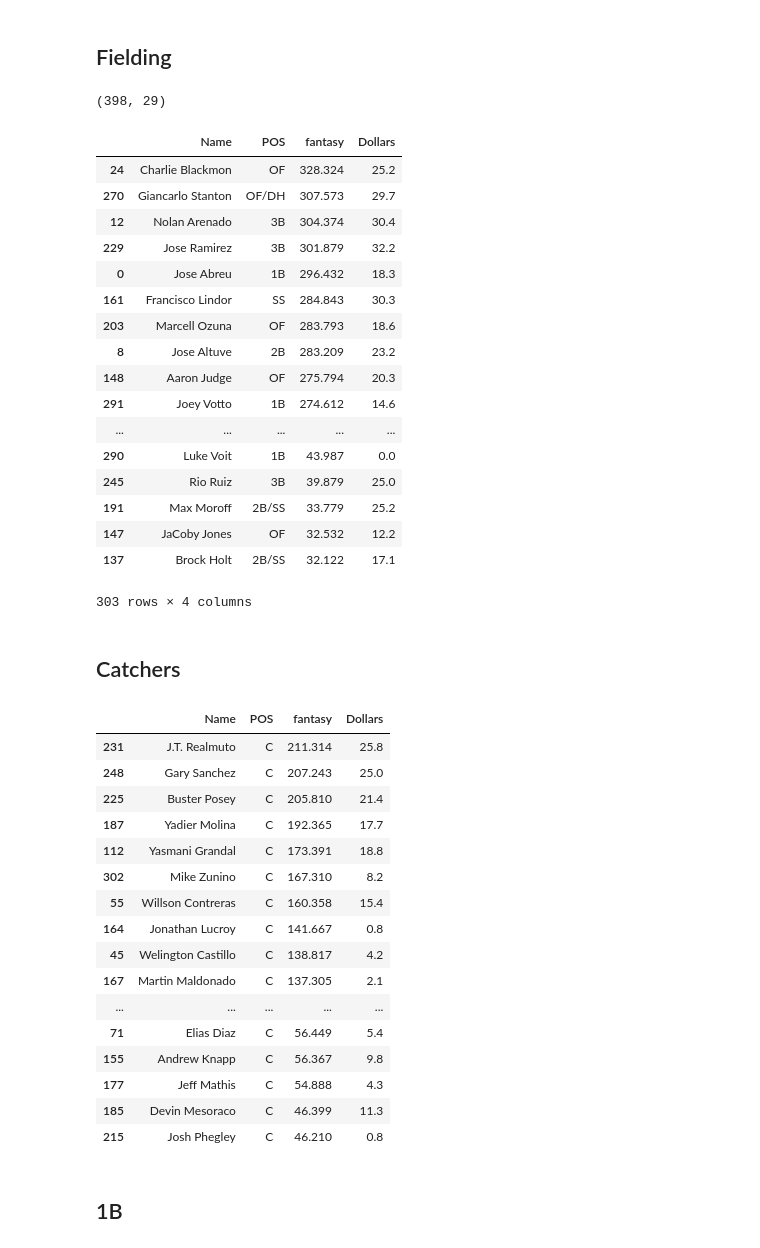
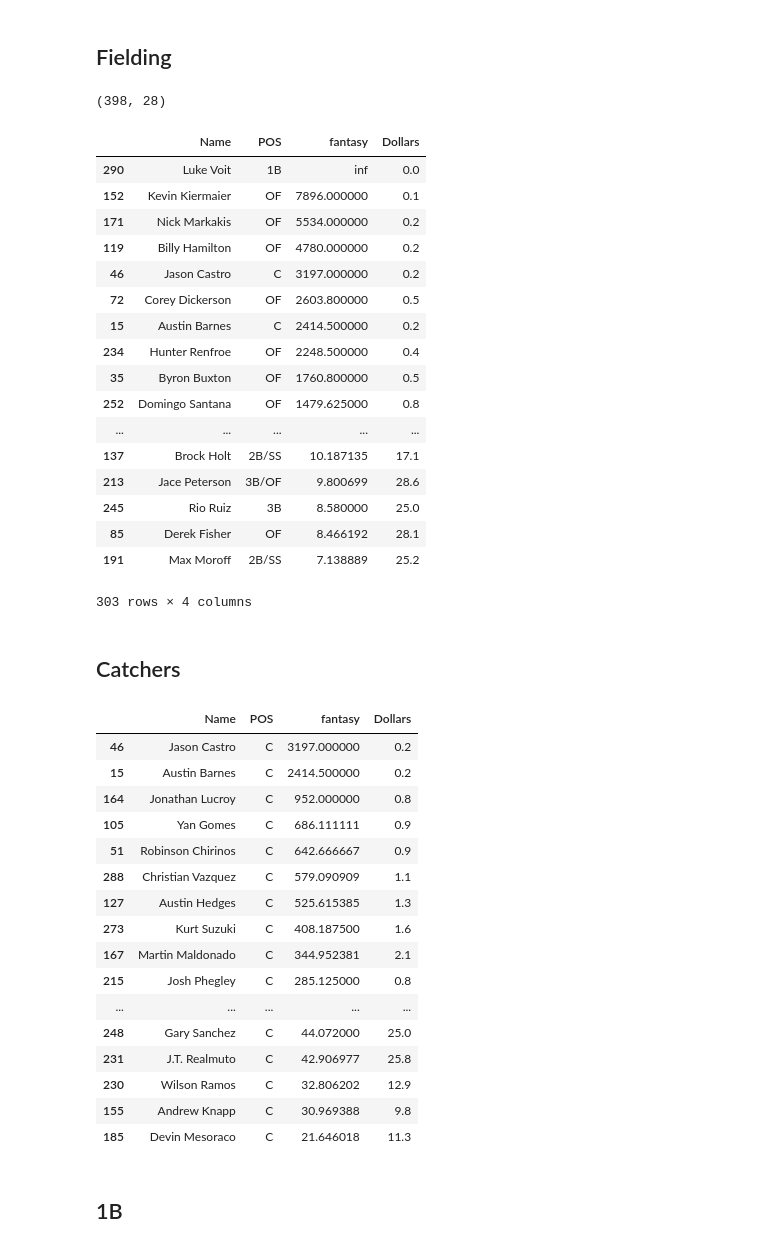
Before and after one commit to EricOropezaelwood/Fantasy-Baseball, a Jupyter notebook: Assignment4_Bueno_Oropezaelwood.ipynb, the cells around one changed output. Drawn from its saved outputs; the diff is of its cells as text; code cells hidden in the pictures.

```diff
--- a/Assignment4_Bueno_Oropezaelwood.ipynb
+++ b/Assignment4_Bueno_Oropezaelwood.ipynb
@@ -125,31 +124,32 @@ pitchersSalaries.head()
 ## Fielding
 # %%
 #batting2018['fantasy'] = ((batting2018['H']*0.88)+(batting2018['2B']*1.247)+(batting2018['3B']*1.578)+(batting2018['HR']*2.031))/hittersSalaries['Dollars']
-batting2018['fantasy'] = ((batting2018['H']*0.88)+(batting2018['2B']*1.247)+(batting2018['3B']*1.578)+(batting2018['HR']*2.031))
+result = pd.merge(batting2018, hittersSalaries, how='inner', left_on='Name', right_on='PlayerName')
+result['fantasy'] = ((result['H']*5.6)+(result['2B']*2.9)+(result['3B']*5.7)+(result['HR']*9.4))/result['Dollars']
+
 print(batting2018.shape)
-result = pd.merge(batting2018, hittersSalaries, how='inner', left_on='Name', right_on='PlayerName')
 #result = result.dropna()
 result = result[['Name', 'POS', 'fantasy', 'Dollars']].copy()
 result.sort_values(by=['fantasy'], ascending=False)
 # %% [output]
-(398, 29)
+(398, 28)
 |  | Name | POS | fantasy | Dollars |
-| 24 | Charlie Blackmon | OF | 328.324 | 25.2 |
-| 270 | Giancarlo Stanton | OF/DH | 307.573 | 29.7 |
-| 12 | Nolan Arenado | 3B | 304.374 | 30.4 |
-| 229 | Jose Ramirez | 3B | 301.879 | 32.2 |
-| 0 | Jose Abreu | 1B | 296.432 | 18.3 |
-| 161 | Francisco Lindor | SS | 284.843 | 30.3 |
-| 203 | Marcell Ozuna | OF | 283.793 | 18.6 |
-| 8 | Jose Altuve | 2B | 283.209 | 23.2 |
-| 148 | Aaron Judge | OF | 275.794 | 20.3 |
-| 291 | Joey Votto | 1B | 274.612 | 14.6 |
+| 290 | Luke Voit | 1B | inf | 0.0 |
+| 152 | Kevin Kiermaier | OF | 7896.000000 | 0.1 |
+| 171 | Nick Markakis | OF | 5534.000000 | 0.2 |
+| 119 | Billy Hamilton | OF | 4780.000000 | 0.2 |
+| 46 | Jason Castro | C | 3197.000000 | 0.2 |
+| 72 | Corey Dickerson | OF | 2603.800000 | 0.5 |
+| 15 | Austin Barnes | C | 2414.500000 | 0.2 |
+| 234 | Hunter Renfroe | OF | 2248.500000 | 0.4 |
+| 35 | Byron Buxton | OF | 1760.800000 | 0.5 |
+| 252 | Domingo Santana | OF | 1479.625000 | 0.8 |
 | ... | ... | ... | ... | ... |
-| 290 | Luke Voit | 1B | 43.987 | 0.0 |
-| 245 | Rio Ruiz | 3B | 39.879 | 25.0 |
-| 191 | Max Moroff | 2B/SS | 33.779 | 25.2 |
-| 147 | JaCoby Jones | OF | 32.532 | 12.2 |
-| 137 | Brock Holt | 2B/SS | 32.122 | 17.1 |
+| 137 | Brock Holt | 2B/SS | 10.187135 | 17.1 |
+| 213 | Jace Peterson | 3B/OF | 9.800699 | 28.6 |
+| 245 | Rio Ruiz | 3B | 8.580000 | 25.0 |
+| 85 | Derek Fisher | OF | 8.466192 | 28.1 |
+| 191 | Max Moroff | 2B/SS | 7.138889 | 25.2 |
 303 rows × 4 columns
 # %% [markdown]
 ## Catchers
@@ -158,22 +158,22 @@ resultC = result.loc[result['POS']=='C'].copy().sort_values(by='fantasy', ascend
 resultC
 # %% [output]
 |  | Name | POS | fantasy | Dollars |
-| 231 | J.T. Realmuto | C | 211.314 | 25.8 |
-| 248 | Gary Sanchez | C | 207.243 | 25.0 |
-| 225 | Buster Posey | C | 205.810 | 21.4 |
-| 187 | Yadier Molina | C | 192.365 | 17.7 |
-| 112 | Yasmani Grandal | C | 173.391 | 18.8 |
-| 302 | Mike Zunino | C | 167.310 | 8.2 |
-| 55 | Willson Contreras | C | 160.358 | 15.4 |
-| 164 | Jonathan Lucroy | C | 141.667 | 0.8 |
-| 45 | Welington Castillo | C | 138.817 | 4.2 |
-| 167 | Martin Maldonado | C | 137.305 | 2.1 |
+| 46 | Jason Castro | C | 3197.000000 | 0.2 |
+| 15 | Austin Barnes | C | 2414.500000 | 0.2 |
+| 164 | Jonathan Lucroy | C | 952.000000 | 0.8 |
+| 105 | Yan Gomes | C | 686.111111 | 0.9 |
+| 51 | Robinson Chirinos | C | 642.666667 | 0.9 |
+| 288 | Christian Vazquez | C | 579.090909 | 1.1 |
+| 127 | Austin Hedges | C | 525.615385 | 1.3 |
+| 273 | Kurt Suzuki | C | 408.187500 | 1.6 |
+| 167 | Martin Maldonado | C | 344.952381 | 2.1 |
+| 215 | Josh Phegley | C | 285.125000 | 0.8 |
 | ... | ... | ... | ... | ... |
-| 71 | Elias Diaz | C | 56.449 | 5.4 |
-| 155 | Andrew Knapp | C | 56.367 | 9.8 |
-| 177 | Jeff Mathis | C | 54.888 | 4.3 |
-| 185 | Devin Mesoraco | C | 46.399 | 11.3 |
-| 215 | Josh Phegley | C | 46.210 | 0.8 |
+| 248 | Gary Sanchez | C | 44.072000 | 25.0 |
+| 231 | J.T. Realmuto | C | 42.906977 | 25.8 |
+| 230 | Wilson Ramos | C | 32.806202 | 12.9 |
+| 155 | Andrew Knapp | C | 30.969388 | 9.8 |
+| 185 | Devin Mesoraco | C | 21.646018 | 11.3 |
 # %% [markdown]
 ## 1B
 # %%
```
Also changed, not shown: parts of 14 cells of this notebook.
